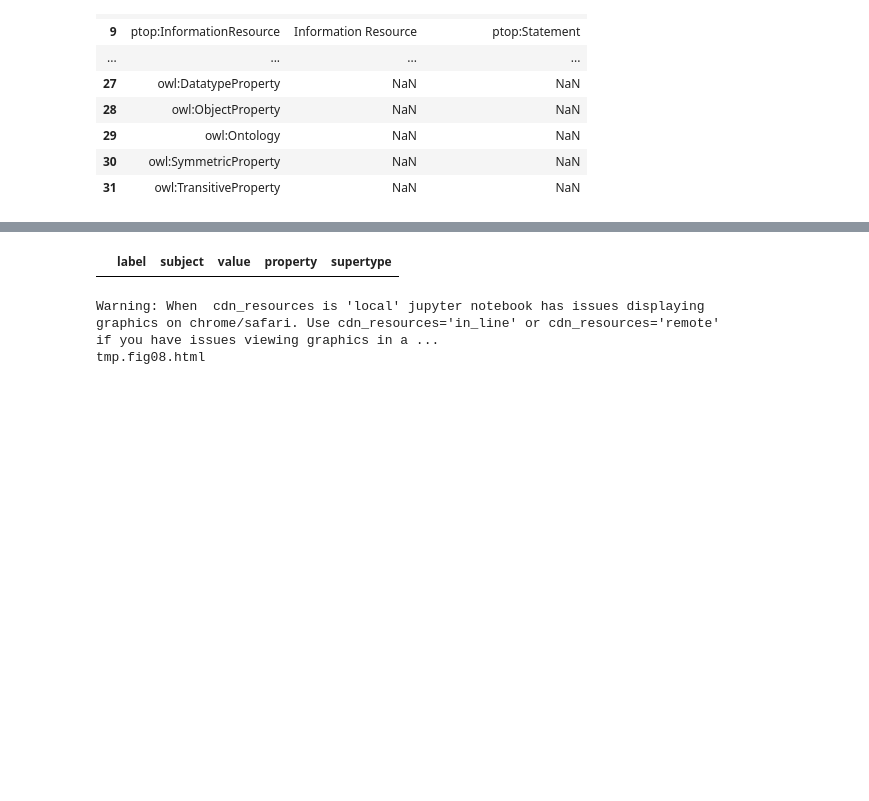
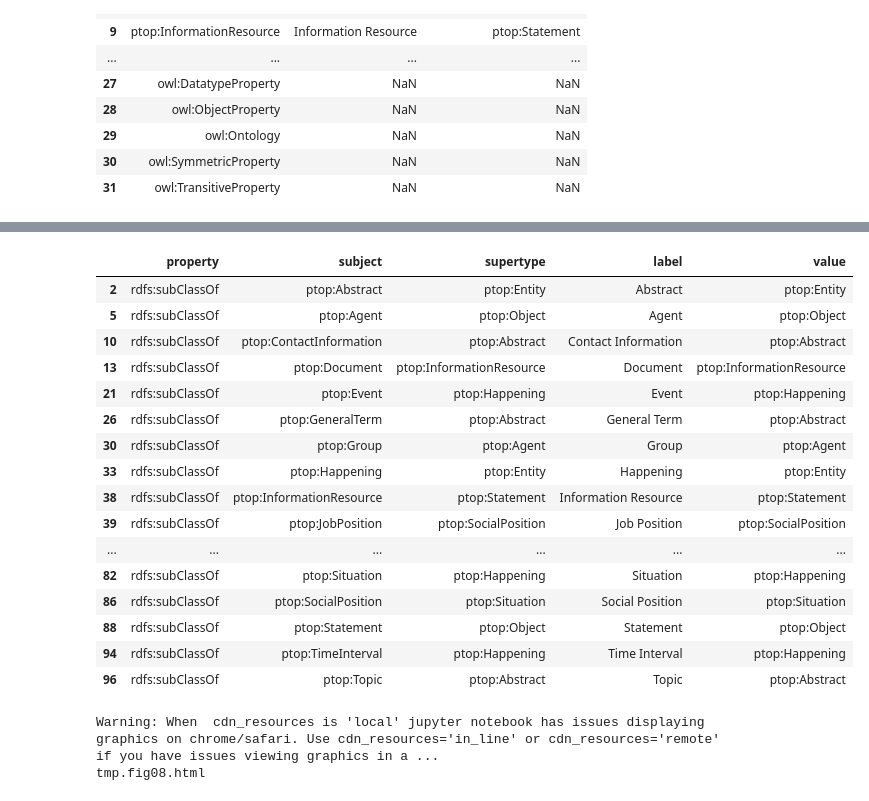
Before and after one commit to HannaAbiAkl/AutonomousLearner, a Jupyter notebook: experiments/experiment_1.ipynb, the cells around one changed output, grey strips where cells are left out. Saved outputs shown, nothing was run; the diff lists cells and outputs as text; code cells hidden in the pictures; blank space fills up the shorter version.

```diff
--- a/experiments/experiment_1.ipynb
+++ b/experiments/experiment_1.ipynb
@@ -123,7 +130,23 @@ df_2
 99 rows × 5 columns
 # %%
-df_2_object_properties = df_2[df_2["property"] == "rdf:subPropertyOf"]
+df_2_object_properties = df_2[df_2["property"] == "rdfs:subClassOf"]
 df_2_object_properties
 # %% [output]
-|  | label | subject | value | property | supertype |
+|  | property | subject | supertype | label | value |
+| 2 | rdfs:subClassOf | ptop:Abstract | ptop:Entity | Abstract | ptop:Entity |
+| 5 | rdfs:subClassOf | ptop:Agent | ptop:Object | Agent | ptop:Object |
+| 10 | rdfs:subClassOf | ptop:ContactInformation | ptop:Abstract | Contact Information | ptop:Abstract |
+| 13 | rdfs:subClassOf | ptop:Document | ptop:InformationResource | Document | ptop:InformationResource |
+| 21 | rdfs:subClassOf | ptop:Event | ptop:Happening | Event | ptop:Happening |
+| 26 | rdfs:subClassOf | ptop:GeneralTerm | ptop:Abstract | General Term | ptop:Abstract |
+| 30 | rdfs:subClassOf | ptop:Group | ptop:Agent | Group | ptop:Agent |
+| 33 | rdfs:subClassOf | ptop:Happening | ptop:Entity | Happening | ptop:Entity |
+| 38 | rdfs:subClassOf | ptop:InformationResource | ptop:Statement | Information Resource | ptop:Statement |
+| 39 | rdfs:subClassOf | ptop:JobPosition | ptop:SocialPosition | Job Position | ptop:SocialPosition |
+| ... | ... | ... | ... | ... | ... |
+| 82 | rdfs:subClassOf | ptop:Situation | ptop:Happening | Situation | ptop:Happening |
+| 86 | rdfs:subClassOf | ptop:SocialPosition | ptop:Situation | Social Position | ptop:Situation |
+| 88 | rdfs:subClassOf | ptop:Statement | ptop:Object | Statement | ptop:Object |
+| 94 | rdfs:subClassOf | ptop:TimeInterval | ptop:Happening | Time Interval | ptop:Happening |
+| 96 | rdfs:subClassOf | ptop:Topic | ptop:Abstract | Topic | ptop:Abstract |
 # %%
```
Also changed, not shown: parts of 20 cells of this notebook, 2 other files.
